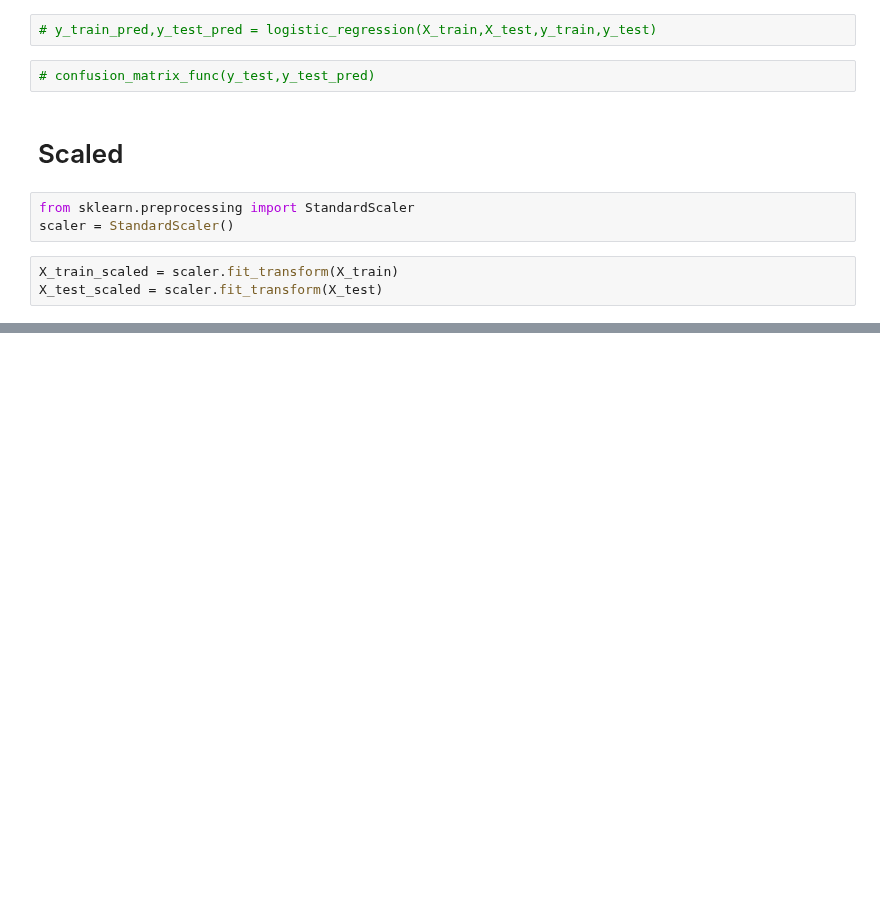
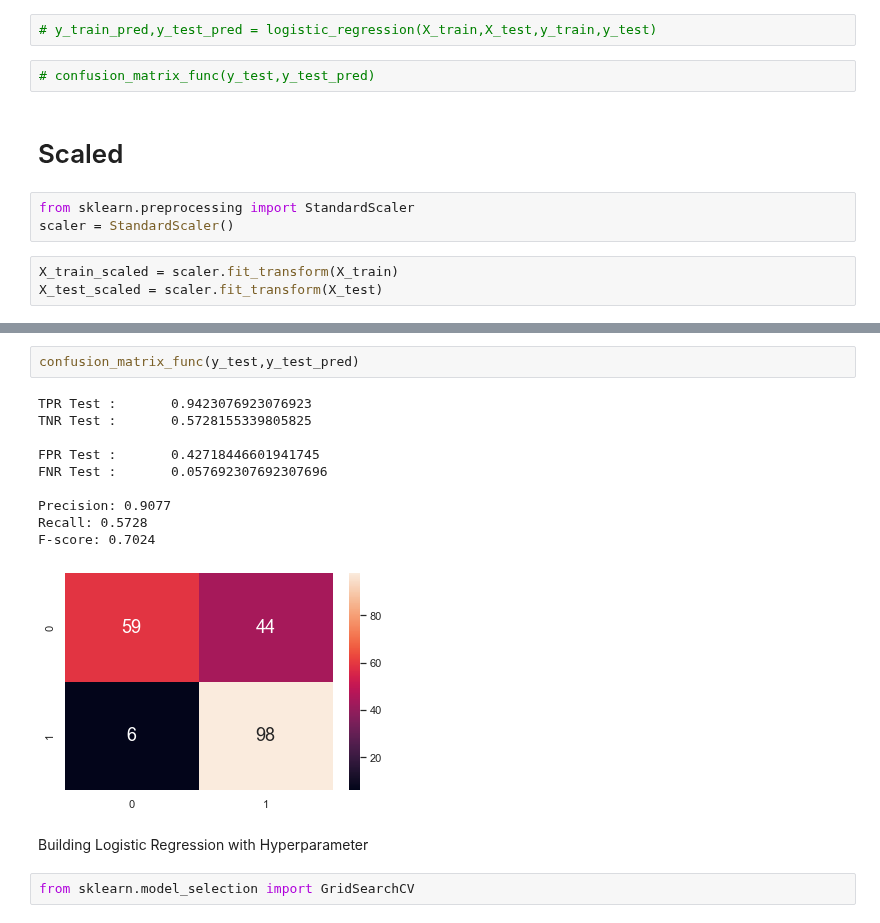
Before and after one commit to niyaojiayou/SC1015, a Jupyter notebook: Logistic_Regression.ipynb, the cells around one changed output, grey strips where cells are left out. Cells and saved outputs as stored; diff of their text form; blank space fills up the shorter version.

```diff
--- a/Logistic_Regression.ipynb
+++ b/Logistic_Regression.ipynb
@@ -212,0 +248,17 @@ F-score: 0.7600
+# %%
+confusion_matrix_func(y_test,y_test_pred)
+# %% [output]
+TPR Test :       0.9423076923076923
+TNR Test :       0.5728155339805825
+
+FPR Test :       0.42718446601941745
+FNR Test :       0.057692307692307696
+
+Precision: 0.9077
+Recall: 0.5728
+F-score: 0.7024
+[figure, added]
+# %% [markdown]
+Building Logistic Regression with Hyperparameter
+# %%
+from sklearn.model_selection import GridSearchCV
```
Also changed, not shown: parts of 17 cells of this notebook.
